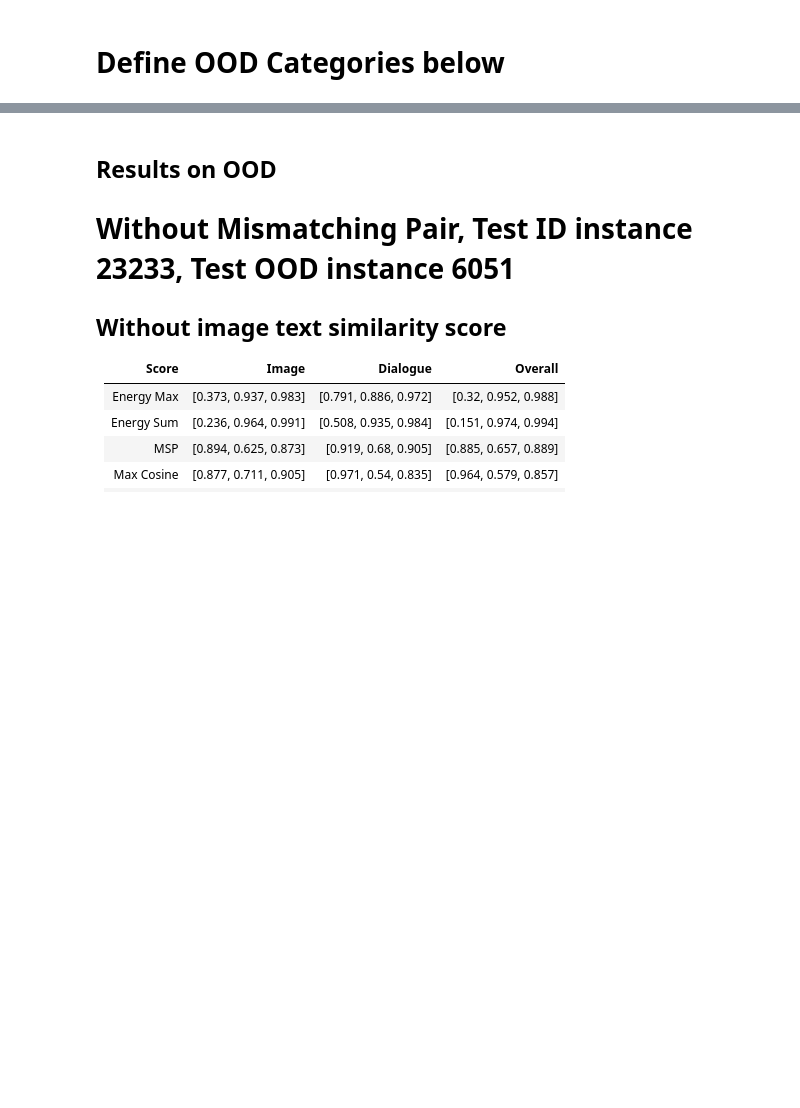
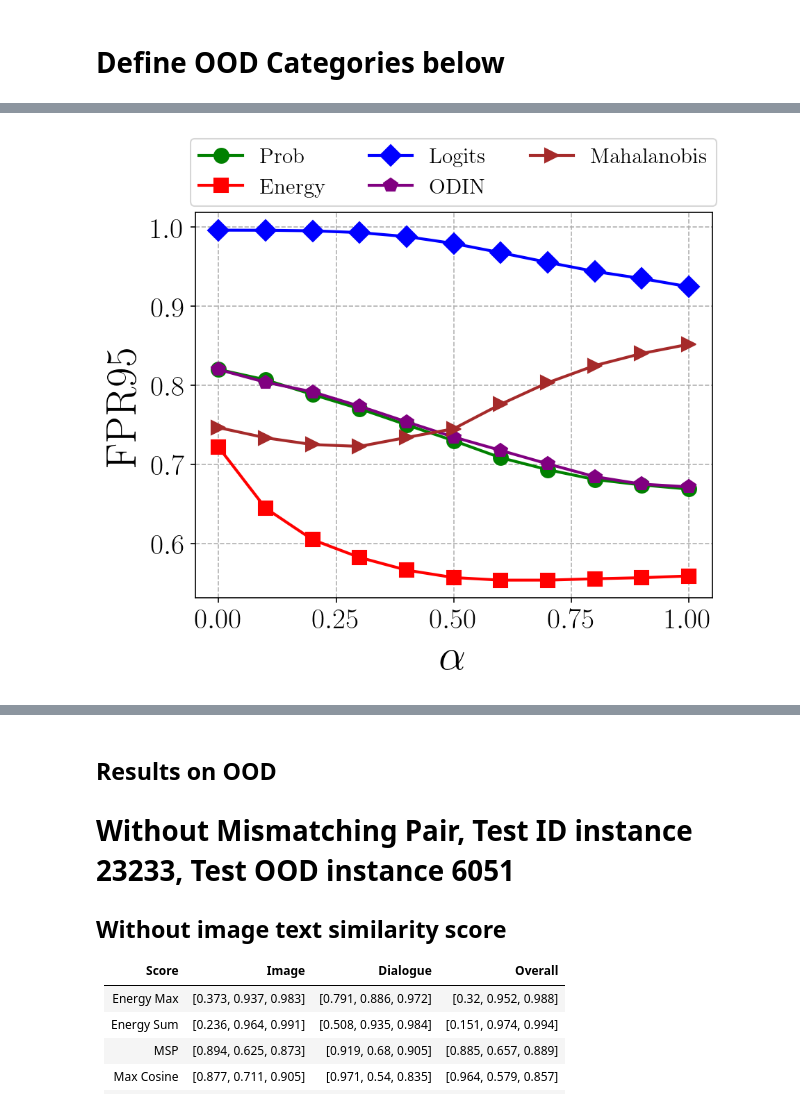
Before and after one commit to wfyitf/multimodal_ood, a Jupyter notebook: notebooks/clip_qa_run_all.ipynb, the cells around one changed output, grey strips where cells are left out. Cells and saved outputs as stored; diff of their text form; code cells hidden in the pictures; blank space fills up the shorter version.

```diff
--- a/notebooks/clip_qa_run_all.ipynb
+++ b/notebooks/clip_qa_run_all.ipynb
@@ -160,0 +297,25 @@ dialogue_model_loader.train_model(X_train_dialogue, Y_train, X_test_dialogue, Y_
+# %%
+dot_sign = ['o', 's', 'D', '^', 'p', '>', '<', 'v']
+color_dict = {"energy":"red", "logits":"blue", "prob":"green", "msp":"orange", "odin":"purple", "mahalanobis":"brown"}
+pretty_label = {"energy":"Energy",
+                "logits":"Logits",
+                "prob":"Prob",
+                "msp":"MSP",
+                "odin":"ODIN",
+                "mahalanobis":"Mahalanobis"}
+for score_type in score_type_list:
+    if score_type == "msp":
+        continue
+    plt.plot(alpha, score_sum_dict[score_type], label=pretty_label[score_type],
+              marker=dot_sign[score_type_list.index(score_type)], markersize=10,
+              color=color_dict[score_type], linewidth=2)
+plt.tick_params(axis='x', labelsize=20)
+plt.tick_params(axis='y', labelsize=20)
+
+plt.xlabel('$\\alpha$', fontsize = 30)
+plt.ylabel('FPR95', fontsize = 30)
+plt.legend(ncol=3, loc='upper center', bbox_to_anchor=(0.5, 1.22), fontsize = 15)
+plt.grid(True, linestyle='--')
+plt.savefig(f'../figures/example/{category}_alpha_sum.pdf', bbox_inches='tight', dpi=300, format='pdf')
+# %% [output]
+[figure, added]
```
Also changed, not shown: parts of 19 cells of this notebook, 4 other files.
